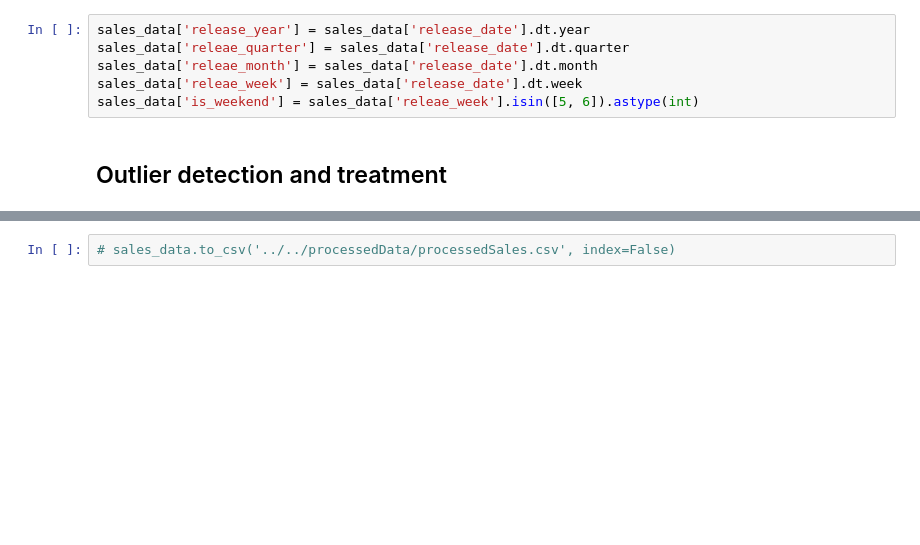
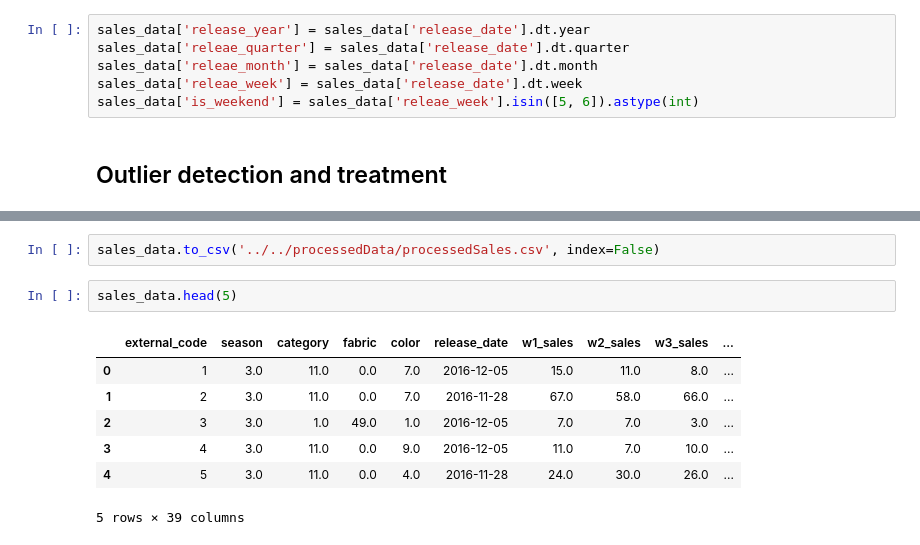
Before and after one commit to sameera999/dissertation-, a Jupyter notebook: notebooks/main.ipynb, the cells around one changed output, grey strips where cells are left out. Cells and saved outputs as stored; diff of their text form; blank space fills up the shorter version.

```diff
--- a/notebooks/main.ipynb
+++ b/notebooks/main.ipynb
@@ -239,2 +256,12 @@ sales_data.shape
 # %%
-# sales_data.to_csv('../../processedData/processedSales.csv', index=False)
+sales_data.to_csv('../../processedData/processedSales.csv', index=False)
+# %%
+sales_data.head(5)
+# %% [output]
+|  | external_code | season | category | fabric | color | release_date | w1_sales | w2_sales | w3_sales | ... |
+| 0 | 1 | 3.0 | 11.0 | 0.0 | 7.0 | 2016-12-05 | 15.0 | 11.0 | 8.0 | ... |
+| 1 | 2 | 3.0 | 11.0 | 0.0 | 7.0 | 2016-11-28 | 67.0 | 58.0 | 66.0 | ... |
+| 2 | 3 | 3.0 | 1.0 | 49.0 | 1.0 | 2016-12-05 | 7.0 | 7.0 | 3.0 | ... |
+| 3 | 4 | 3.0 | 11.0 | 0.0 | 9.0 | 2016-12-05 | 11.0 | 7.0 | 10.0 | ... |
+| 4 | 5 | 3.0 | 11.0 | 0.0 | 4.0 | 2016-11-28 | 24.0 | 30.0 | 26.0 | ... |
+5 rows × 39 columns
```
Also changed, not shown: parts of 6 cells of this notebook, 6 other files.
